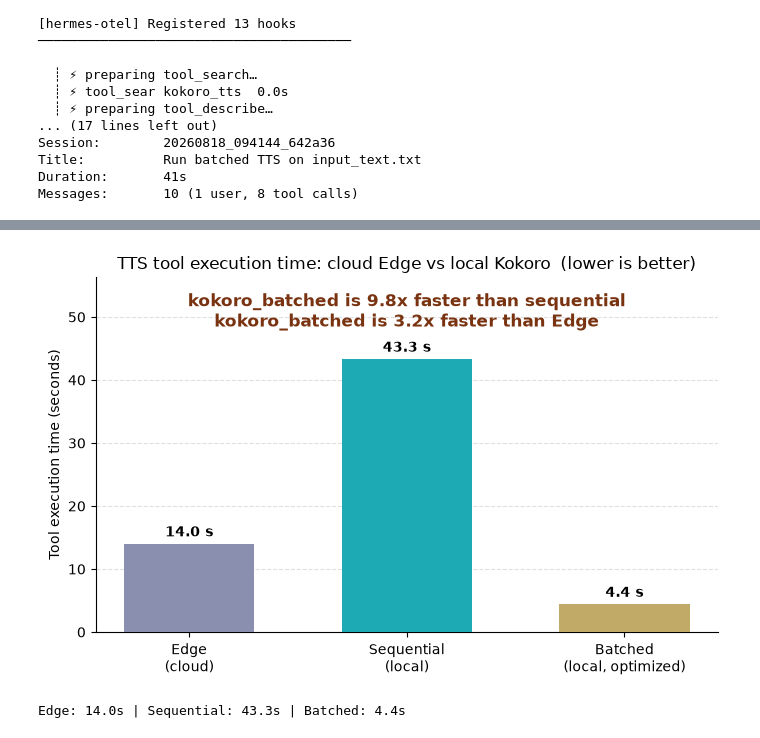
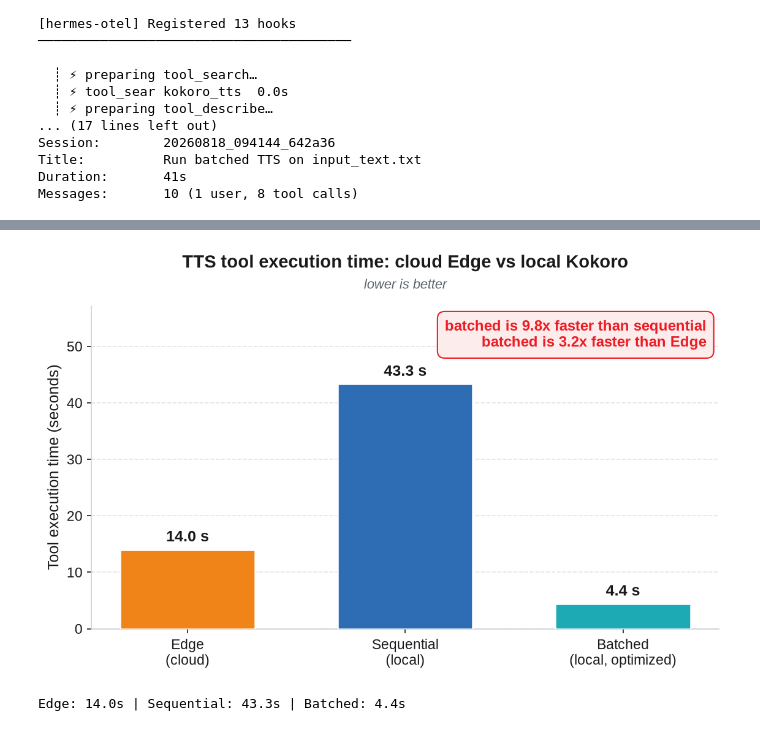
Before and after one commit to Jereshea-JM/amd-agentic-ai-profiling-workshop, a Jupyter notebook: tts_exec_new.ipynb, the cells around one changed output, grey strips where cells are left out. Drawn from its saved outputs; the diff is of its cells as text; code cells hidden in the pictures.

```diff
--- a/tts_exec_new.ipynb
+++ b/tts_exec_new.ipynb
@@ -382,45 +503,75 @@ The following cell uses **Matplotlib** to plot the **tool execution time** of th
 # %%
 import os
 import matplotlib.pyplot as plt
+from matplotlib import font_manager
 
 # --- Tool execution time (seconds) for each approach ---
 # Replace with the execution seconds from your own runs (tool output / dashboard).
 edge_time = 14       # Edge TTS (cloud) - note: truncates long text (~5 min cap)
 seq_time = 43.3      # Kokoro, sequential mode (local, unoptimized)
 batched_time = 4.4   # Kokoro, batched mode (local, optimized)
 
+# --- AMD look and feel -------------------------------------------------------
+# Arial-metric font (Liberation Sans) so the chart matches the AMD web family,
+# with a graceful fallback to whatever sans-serif is installed.
+for _f in ("Arial", "Liberation Sans", "DejaVu Sans"):
+    if any(_f in f.name for f in font_manager.fontManager.ttflist):
+        plt.rcParams["font.family"] = _f
+        break
+
+AMD_RED = "#ED1C24"
+INK     = "#1A1A1A"
+SUBINK  = "#5B6270"
+EDGE_C  = "#F08418"   # cloud Edge (dashboard orange)
+SEQ_C   = "#2E6DB4"   # local sequential (dashboard blue)
+BATCH_C = "#1EAAB4"   # local batched (teal)
+
 labels = ["Edge\n(cloud)", "Sequential\n(local)", "Batched\n(local, optimized)"]
-times = [edge_time, seq_time, batched_time]
-colors = ["#8a8fb0", "#1eaab4", "#c1a968"]
+times  = [edge_time, seq_time, batched_time]
+colors = [EDGE_C, SEQ_C, BATCH_C]
 
-fig, ax = plt.subplots(figsize=(7, 4.5))
-bars = ax.bar(labels, times, color=colors, width=0.6, zorder=3)
-ax.grid(axis="y", linestyle="--", alpha=0.4, zorder=0)
-ax.set_ylabel("Tool execution time (seconds)")
-ax.set_title("TTS tool execution time: cloud Edge vs local Kokoro  (lower is better)")
-ax.set_ylim(0, max(times) * 1.3)
-ax.bar_label(bars, fmt="%.1f s", padding=3, fontweight="bold")
+fig, ax = plt.subplots(figsize=(7.6, 4.8))
+fig.patch.set_facecolor("white")
+ax.set_facecolor("white")
+
+bars = ax.bar(labels, times, color=colors, width=0.62, zorder=3,
+              edgecolor="white", linewidth=1.2)
+ax.grid(axis="y", linestyle="--", alpha=0.35, zorder=0)
+ax.set_ylabel("Tool execution time (seconds)", fontsize=12, color=INK)
+ax.set_title("TTS tool execution time: cloud Edge vs local Kokoro",
+             fontsize=14, fontweight="bold", color=INK, pad=30)
+ax.text(0.5, 1.045, "lower is better", transform=ax.transAxes, ha="center",
+        va="bottom", fontsize=10.5, color=SUBINK, style="italic")
+ax.set_ylim(0, max(times) * 1.32)
+ax.bar_label(bars, fmt="%.1f s", padding=4, fontweight="bold",
+             fontsize=12, color=INK)
+ax.tick_params(colors=INK, labelsize=11)
 
 notes = []
 if seq_time and batched_time:
-    notes.append(f"kokoro_batched is {seq_time / batched_time:.1f}x faster than sequential")
+    notes.append(f"batched is {seq_time / batched_time:.1f}x faster than sequential")
 if edge_time and batched_time:
-    notes.append(f"kokoro_batched is {edge_time / batched_time:.1f}x faster than Edge")
+    notes.append(f"batched is {edge_time / batched_time:.1f}x faster than Edge")
 if notes:
-    ax.text(0.5, 0.96, "\n".join(notes),
-            transform=ax.transAxes, ha="center", va="top",
-            fontsize=12, fontweight="bold", color="#793311")
+    ax.text(0.98, 0.96, "\n".join(notes), transform=ax.transAxes,
+            ha="right", va="top", fontsize=11.5, fontweight="bold",
+            color=AMD_RED,
+            bbox=dict(boxstyle="round,pad=0.5", facecolor="#FDECEC",
+                      edgecolor=AMD_RED, linewidth=1.0))
 
 for side in ("top", "right"):
     ax.spines[side].set_visible(False)
+for side in ("left", "bottom"):
+    ax.spines[side].set_color("#C9CDD6")
 
 plt.tight_layout()
 os.makedirs("outputs", exist_ok=True)
-plt.savefig("outputs/tts_execution_comparison.png", dpi=120, bbox_inches="tight")
+plt.savefig("outputs/tts_execution_comparison.png", dpi=150, bbox_inches="tight",
+            facecolor="white")
 plt.show()
 
 print(f"Edge: {edge_time:.1f}s | Sequential: {seq_time:.1f}s | "
       f"Batched: {batched_time:.1f}s")
 # %% [output]
-[figure, old version]
+[figure, new version]
 Edge: 14.0s | Sequential: 43.3s | Batched: 4.4s
```
Also changed, not shown: parts of 39 cells of this notebook, 12 other files.
